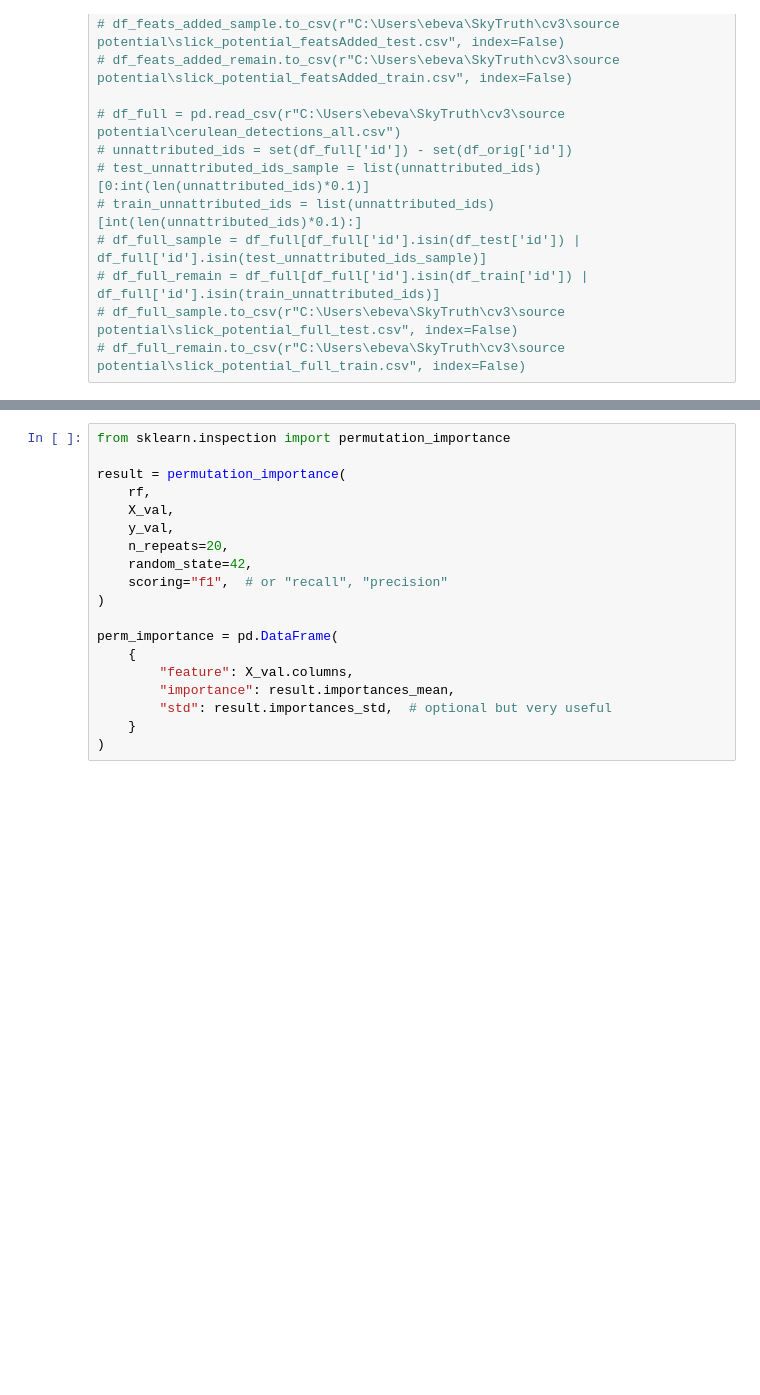
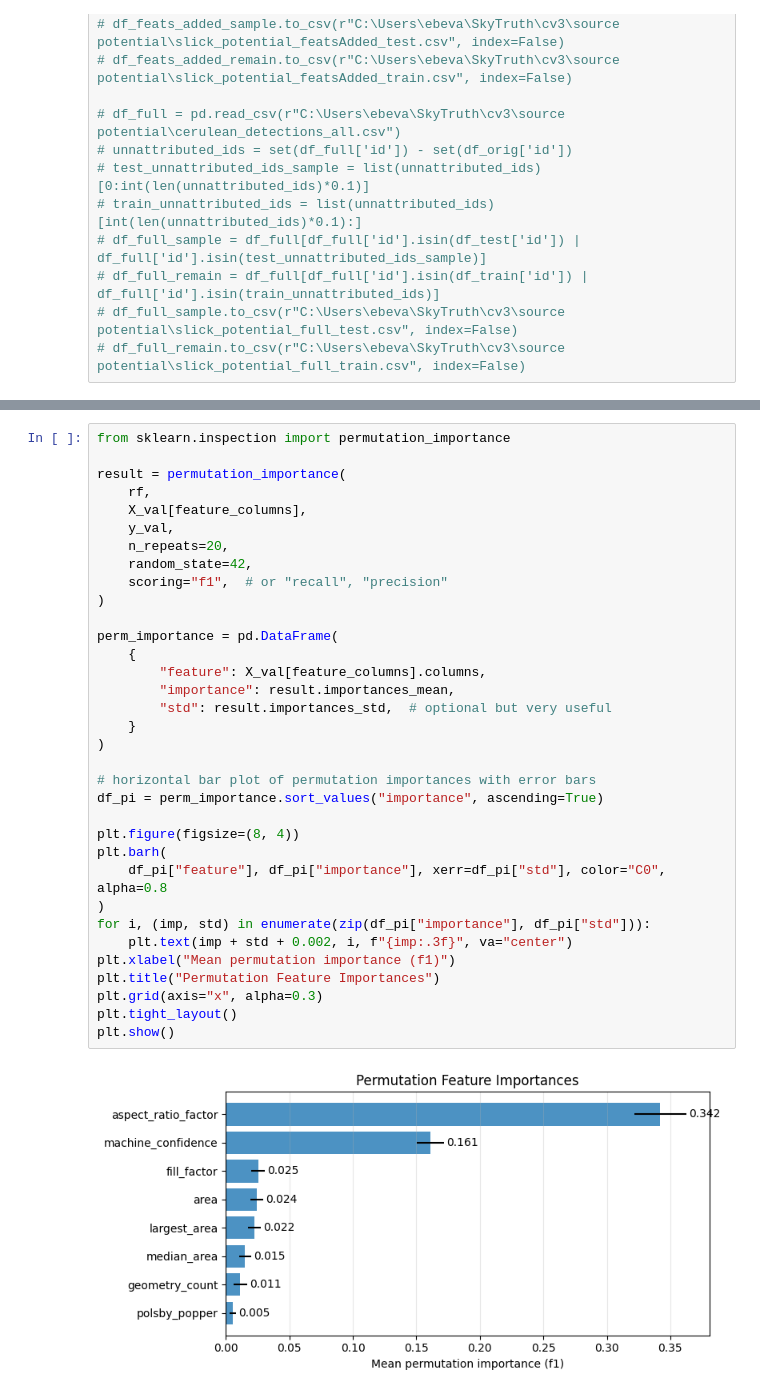
Before and after one commit to SkyTruth/cerulean-cloud, a Jupyter notebook: notebooks/nrt_baseline_random_forest.ipynb, the cells around one changed output, grey strips where cells are left out. Saved outputs shown, nothing was run; the diff lists cells and outputs as text; blank space fills up the shorter version.

```diff
--- a/notebooks/nrt_baseline_random_forest.ipynb
+++ b/notebooks/nrt_baseline_random_forest.ipynb
@@ -287,19 +428,36 @@ hitl_gdf["is_slick"] = hitl_gdf["hitl_cls"].isin([6, 7, 8])
 # %%
 from sklearn.inspection import permutation_importance
 
 result = permutation_importance(
     rf,
-    X_val,
+    X_val[feature_columns],
     y_val,
     n_repeats=20,
     random_state=42,
     scoring="f1",  # or "recall", "precision"
 )
 
 perm_importance = pd.DataFrame(
     {
-        "feature": X_val.columns,
+        "feature": X_val[feature_columns].columns,
         "importance": result.importances_mean,
         "std": result.importances_std,  # optional but very useful
     }
 )
+
+# horizontal bar plot of permutation importances with error bars
+df_pi = perm_importance.sort_values("importance", ascending=True)
+
+plt.figure(figsize=(8, 4))
+plt.barh(
+    df_pi["feature"], df_pi["importance"], xerr=df_pi["std"], color="C0", alpha=0.8
+)
+for i, (imp, std) in enumerate(zip(df_pi["importance"], df_pi["std"])):
+    plt.text(imp + std + 0.002, i, f"{imp:.3f}", va="center")
+plt.xlabel("Mean permutation importance (f1)")
+plt.title("Permutation Feature Importances")
+plt.grid(axis="x", alpha=0.3)
+plt.tight_layout()
+plt.show()
+# %% [output]
+[figure, added]
```
Also changed, not shown: parts of 36 cells of this notebook, 1 other file.
